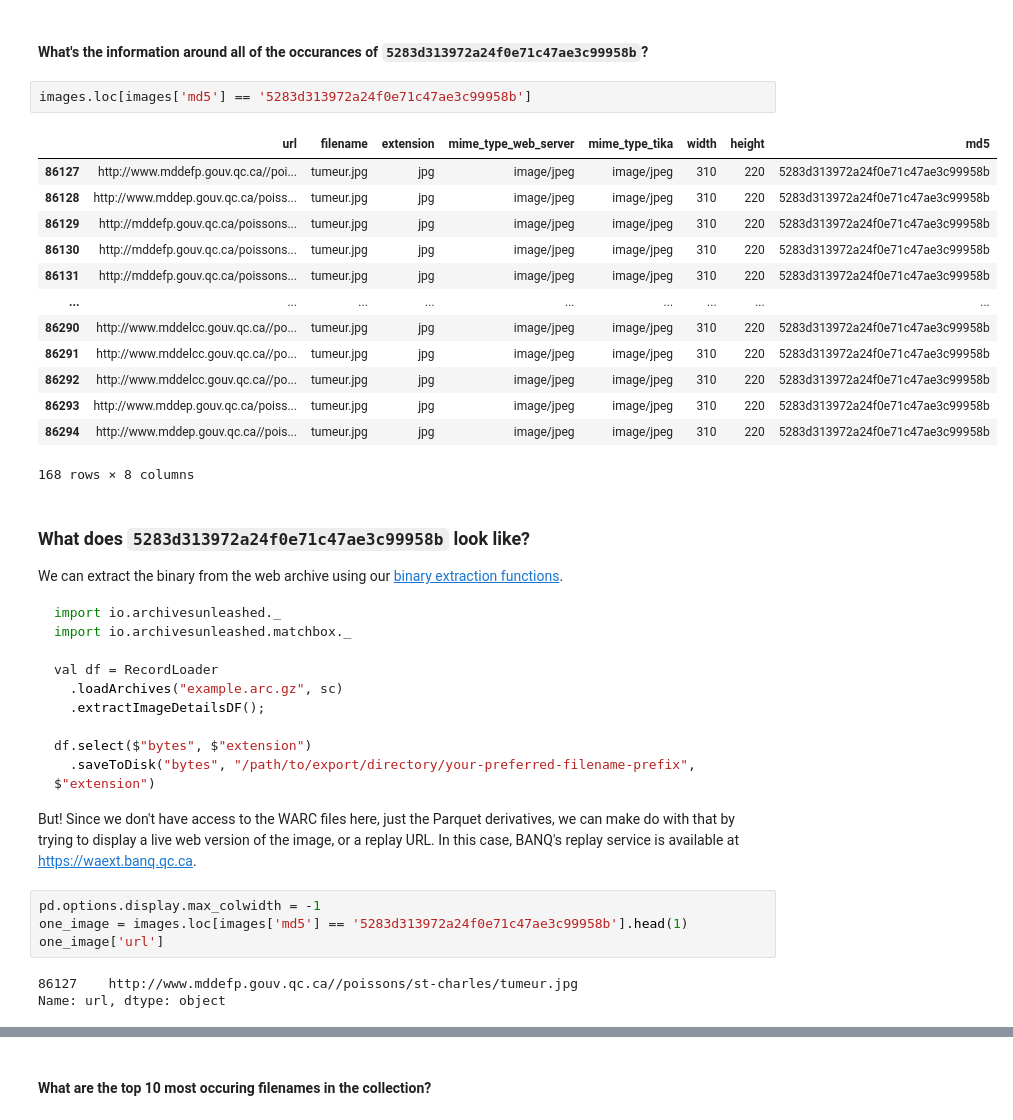
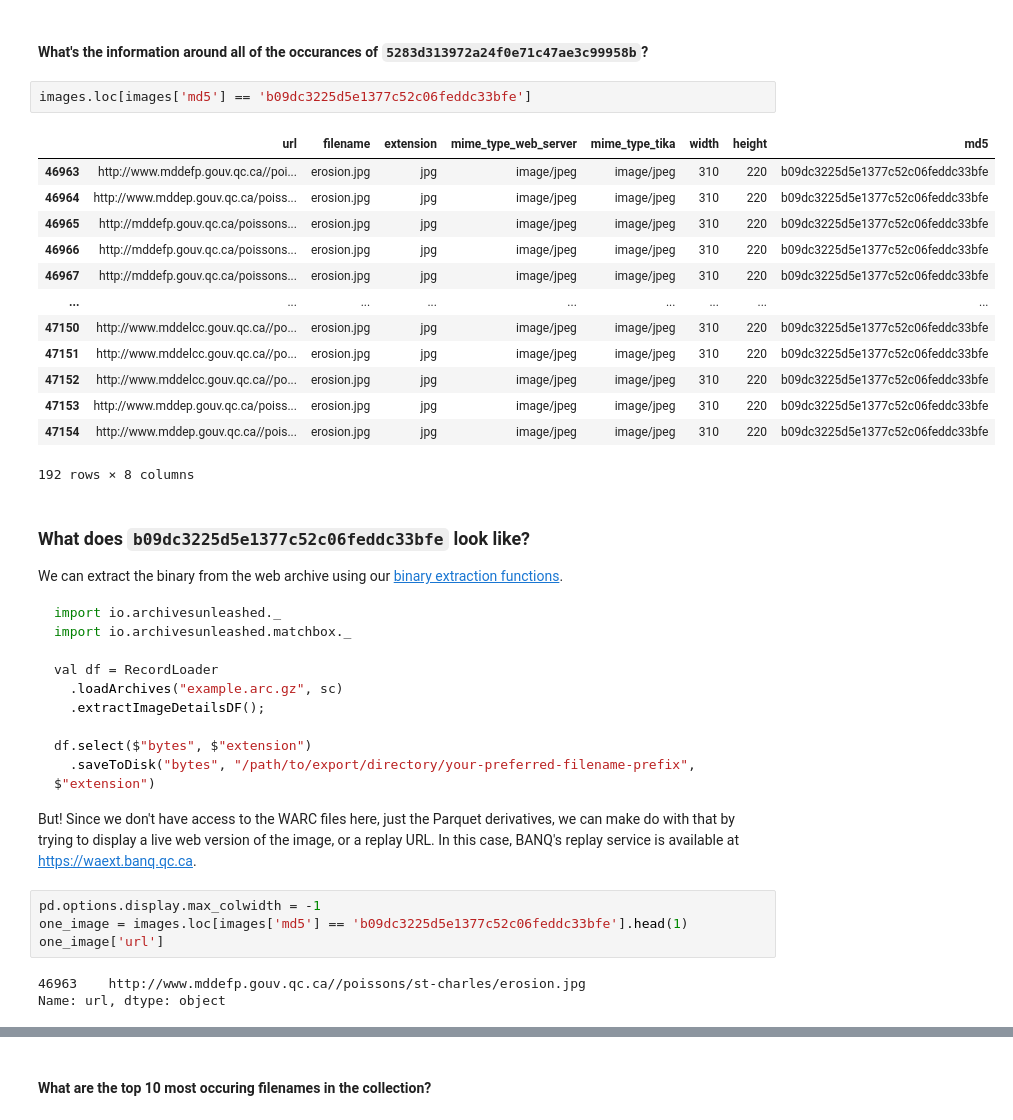
Before and after one commit to archivesunleashed/notebooks, a Jupyter notebook: parquet_pandas_example.ipynb, the cells around one changed output, grey strips where cells are left out. Cells and saved outputs as stored; diff of their text form.

```diff
--- a/parquet_pandas_example.ipynb
+++ b/parquet_pandas_example.ipynb
@@ -218,23 +230,23 @@ Name: md5, dtype: int64
 
 #### What's the information around all of the occurances of `5283d313972a24f0e71c47ae3c99958b`?
 # %%
-images.loc[images['md5'] == '5283d313972a24f0e71c47ae3c99958b']
+images.loc[images['md5'] == 'b09dc3225d5e1377c52c06feddc33bfe']
 # %% [output]
 |  | url | filename | extension | mime_type_web_server | mime_type_tika | width | height | md5 |
-| 86127 | http://www.mddefp.gouv.qc.ca//poi... | tumeur.jpg | jpg | image/jpeg | image/jpeg | 310 | 220 | 5283d313972a24f0e71c47ae3c99958b |
-| 86128 | http://www.mddep.gouv.qc.ca/poiss... | tumeur.jpg | jpg | image/jpeg | image/jpeg | 310 | 220 | 5283d313972a24f0e71c47ae3c99958b |
-| 86129 | http://mddefp.gouv.qc.ca/poissons... | tumeur.jpg | jpg | image/jpeg | image/jpeg | 310 | 220 | 5283d313972a24f0e71c47ae3c99958b |
-| 86130 | http://mddefp.gouv.qc.ca/poissons... | tumeur.jpg | jpg | image/jpeg | image/jpeg | 310 | 220 | 5283d313972a24f0e71c47ae3c99958b |
-| 86131 | http://mddefp.gouv.qc.ca/poissons... | tumeur.jpg | jpg | image/jpeg | image/jpeg | 310 | 220 | 5283d313972a24f0e71c47ae3c99958b |
+| 46963 | http://www.mddefp.gouv.qc.ca//poi... | erosion.jpg | jpg | image/jpeg | image/jpeg | 310 | 220 | b09dc3225d5e1377c52c06feddc33bfe |
+| 46964 | http://www.mddep.gouv.qc.ca/poiss... | erosion.jpg | jpg | image/jpeg | image/jpeg | 310 | 220 | b09dc3225d5e1377c52c06feddc33bfe |
+| 46965 | http://mddefp.gouv.qc.ca/poissons... | erosion.jpg | jpg | image/jpeg | image/jpeg | 310 | 220 | b09dc3225d5e1377c52c06feddc33bfe |
+| 46966 | http://mddefp.gouv.qc.ca/poissons... | erosion.jpg | jpg | image/jpeg | image/jpeg | 310 | 220 | b09dc3225d5e1377c52c06feddc33bfe |
+| 46967 | http://mddefp.gouv.qc.ca/poissons... | erosion.jpg | jpg | image/jpeg | image/jpeg | 310 | 220 | b09dc3225d5e1377c52c06feddc33bfe |
 | ... | ... | ... | ... | ... | ... | ... | ... | ... |
-| 86290 | http://www.mddelcc.gouv.qc.ca//po... | tumeur.jpg | jpg | image/jpeg | image/jpeg | 310 | 220 | 5283d313972a24f0e71c47ae3c99958b |
-| 86291 | http://www.mddelcc.gouv.qc.ca//po... | tumeur.jpg | jpg | image/jpeg | image/jpeg | 310 | 220 | 5283d313972a24f0e71c47ae3c99958b |
-| 86292 | http://www.mddelcc.gouv.qc.ca//po... | tumeur.jpg | jpg | image/jpeg | image/jpeg | 310 | 220 | 5283d313972a24f0e71c47ae3c99958b |
-| 86293 | http://www.mddep.gouv.qc.ca/poiss... | tumeur.jpg | jpg | image/jpeg | image/jpeg | 310 | 220 | 5283d313972a24f0e71c47ae3c99958b |
-| 86294 | http://www.mddep.gouv.qc.ca//pois... | tumeur.jpg | jpg | image/jpeg | image/jpeg | 310 | 220 | 5283d313972a24f0e71c47ae3c99958b |
+| 47150 | http://www.mddelcc.gouv.qc.ca//po... | erosion.jpg | jpg | image/jpeg | image/jpeg | 310 | 220 | b09dc3225d5e1377c52c06feddc33bfe |
+| 47151 | http://www.mddelcc.gouv.qc.ca//po... | erosion.jpg | jpg | image/jpeg | image/jpeg | 310 | 220 | b09dc3225d5e1377c52c06feddc33bfe |
+| 47152 | http://www.mddelcc.gouv.qc.ca//po... | erosion.jpg | jpg | image/jpeg | image/jpeg | 310 | 220 | b09dc3225d5e1377c52c06feddc33bfe |
+| 47153 | http://www.mddep.gouv.qc.ca/poiss... | erosion.jpg | jpg | image/jpeg | image/jpeg | 310 | 220 | b09dc3225d5e1377c52c06feddc33bfe |
+| 47154 | http://www.mddep.gouv.qc.ca//pois... | erosion.jpg | jpg | image/jpeg | image/jpeg | 310 | 220 | b09dc3225d5e1377c52c06feddc33bfe |
-168 rows × 8 columns
+192 rows × 8 columns
 # %% [markdown]
-### What does `5283d313972a24f0e71c47ae3c99958b` look like?
+### What does `b09dc3225d5e1377c52c06feddc33bfe` look like?
 
 We can extract the binary from the web archive using our [binary extraction functions](https://github.com/archivesunleashed/aut-docs-new/blob/master/current/image-analysis.md#scala-df).
 
@@ -253,9 +265,9 @@ df.select($"bytes", $"extension")
 But! Since we don't have access to the WARC files here, just the Parquet derivatives, we can make do with that by trying to display a live web version of the image, or a replay URL. In this case, BANQ's replay service is available at [https://waext.banq.qc.ca](https://waext.banq.qc.ca).
 # %%
 pd.options.display.max_colwidth = -1
-one_image = images.loc[images['md5'] == '5283d313972a24f0e71c47ae3c99958b'].head(1)
+one_image = images.loc[images['md5'] == 'b09dc3225d5e1377c52c06feddc33bfe'].head(1)
 one_image['url']
 # %% [output]
-86127    http://www.mddefp.gouv.qc.ca//poissons/st-charles/tumeur.jpg
+46963    http://www.mddefp.gouv.qc.ca//poissons/st-charles/erosion.jpg
 Name: url, dtype: object
 # %% [markdown]
```
Also changed, not shown: parts of 14 cells of this notebook.
